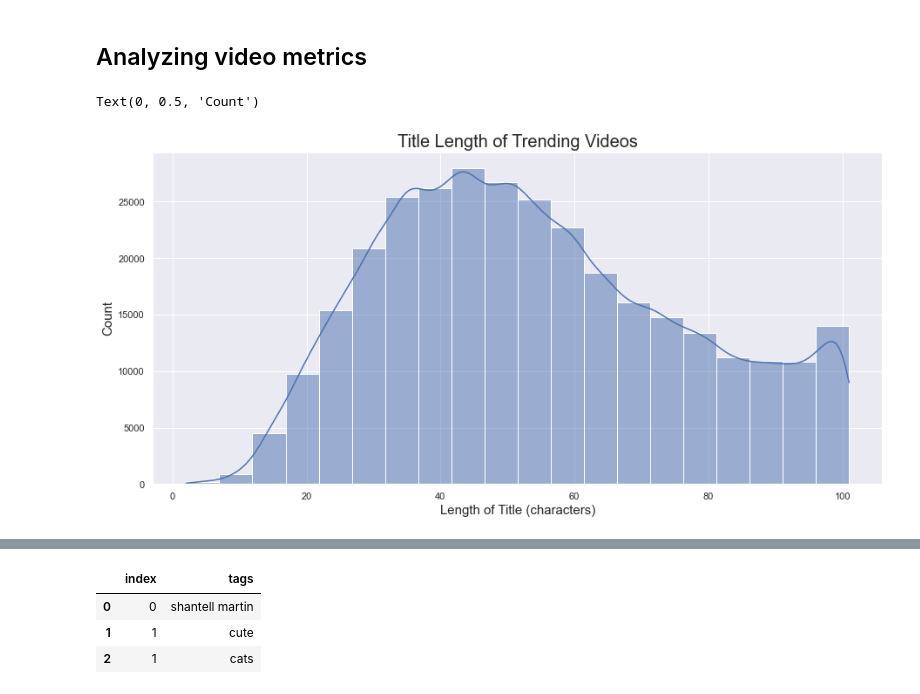
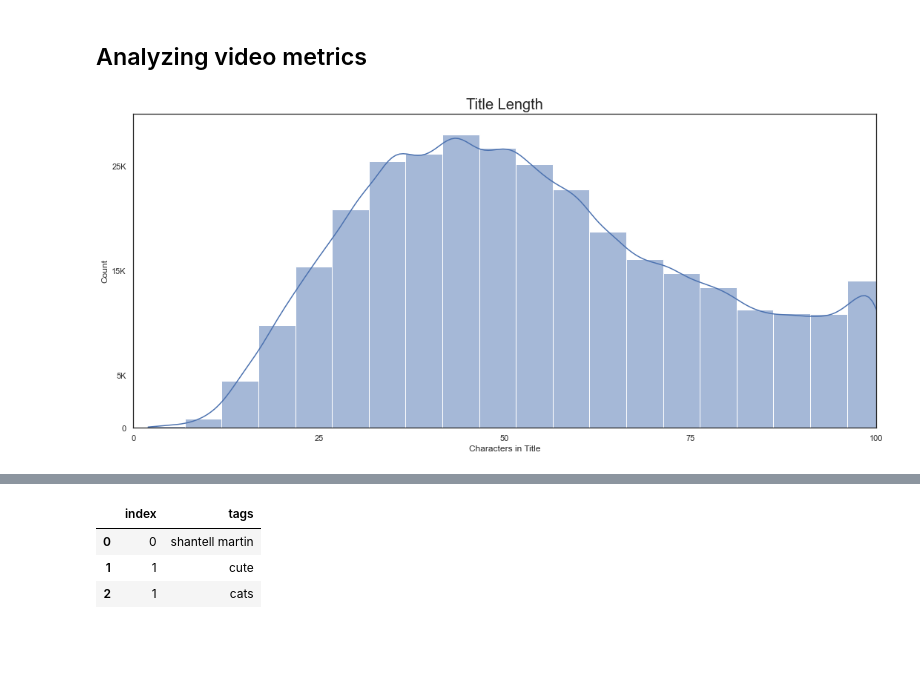
Before and after one commit to danielosetiawan/YouTube-EDA, a Jupyter notebook: youtube ipynb.ipynb, the cells around one changed output, grey strips where cells are left out. Cells and saved outputs as stored; diff of their text form; code cells hidden in the pictures; blank space fills up the shorter version.

```diff
--- a/youtube ipynb.ipynb
+++ b/youtube ipynb.ipynb
@@ -103,10 +106,14 @@ df.tail(2)
 | 315892 | 9c-eJf_BcMw | 2018-01-02 | Снежная королева 3. Огонь и лед | Три богатыря | 2018-01-01 09:00:13+00:00 | Снежная королева|"Снежная королев... | 100049 | 1732 | 138 | ... |
 # %% [markdown]
 # Analysis
+# %%
+sns.set(rc = {'figure.figsize':(15, 7)})
+sns.set_style('white')
 # %%
 # lets also mutate columns for better analysis
 
-df['like_pct'] = 100 * round(df['likes'] / (df['likes'] + df['dislikes']), 2) # ratio of likes to dislikes
+df['like_feedback'] = 100 * round(df['comment_count'] / (df['likes']), 2) # engagement ratio
+df['dislike_feedback'] = 100 * round(df['comment_count'] / (df['dislikes']), 2) # engagement ratio
 df['len_title'] = df['title'].str.findall(r'[.]*').str.len() # count chars in title
 df['len_desc'] = df['description'].str.split(' ').str.len() # count chars in desc
 df['pct_cap'] = 100 * round(df['title'].str.findall(r'[A-Z]').str.len() /
@@ -202,11 +229,18 @@ Text(0, 0.5, 'Category')
 # %%
 # from here, we can see that the average video title length is ~40-60 characters long
 # with this information, we can make predictions on the attentive-ness of viewers
 
-sns.histplot(x=df['len_title'], data=df, kde=True, bins=20)
-plt.title('Title Length of Trending Videos', fontsize = 20)
-plt.xlabel('Length of Title (characters)', fontsize = 15)
-plt.ylabel('Count', fontsize = 15)
+fig = sns.histplot(x=df['len_title'], data=df, kde=True, bins=20)
+
+fig.set(xlim = (0, 100), xlabel = 'Characters in Title',
+        ylim = (0, 3e4), ylabel = 'Count',
+        xticks = [0, 25, 50, 75, 100],
+        yticks = [0, 5e3, 15e3, 25e3],
+        yticklabels = ['0', '5K', '15K', '25K'])
+
+plt.title('Title Length', fontsize = 20)
+plt.tight_layout()
+plt.savefig('Title Length - Histogram.png', dpi = 600)
+plt.show()
 # %% [output]
-Text(0, 0.5, 'Count')
-[figure, old version]
+[figure, new version]
```
Also changed, not shown: parts of 41 cells of this notebook, 19 other files.
